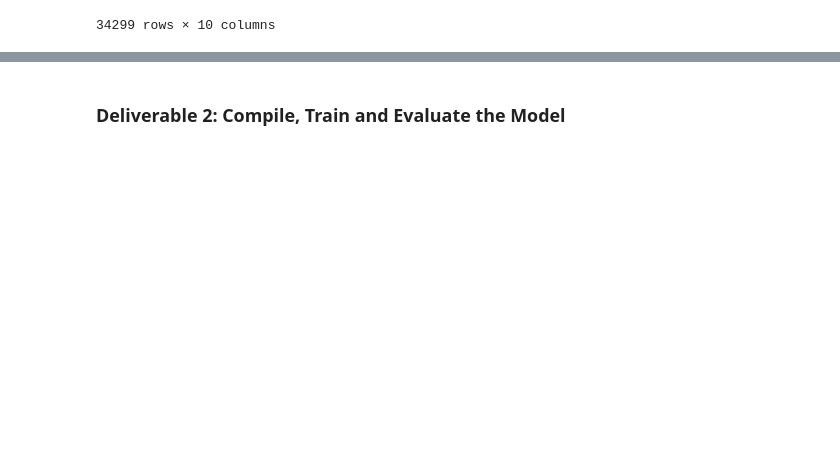
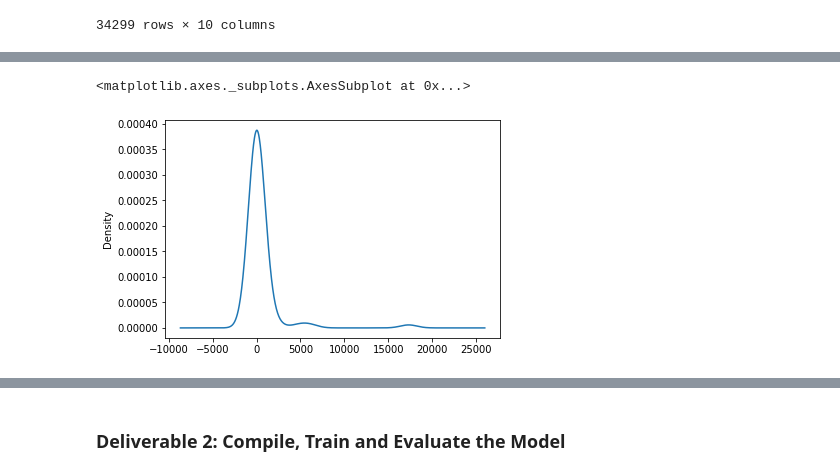
Before and after one commit to chensley0216/Neural_Network_Charity_Analysis, a Jupyter notebook: Challenge/AlphabetSoupCharity.ipynb, the cells around one changed output, grey strips where cells are left out. Drawn from its saved outputs; the diff is of its cells as text; code cells hidden in the pictures; blank space fills up the shorter version.

```diff
--- a/Challenge/AlphabetSoupCharity.ipynb
+++ b/Challenge/AlphabetSoupCharity.ipynb
@@ -114,10 +125,13 @@ TypeError: ignored
 # %%
 # Look at CLASSIFICATION value counts for binning
-class_counts_df = charity_df.CLASSIFICATION.value_counts
+class_counts_df = charity_df.CLASSIFICATION.value_counts()
 # %%
 # Visualize the value counts of CLASSIFICATION
 from matplotlib.pyplot import plot
-charity_df.plot.density()
+class_counts_df.plot.density()
+# %% [output]
+<matplotlib.axes._subplots.AxesSubplot at 0x...>
+[figure, added]
 # %%
 # Determine which values to replace if counts are less than ..?
 new_class_counts = list(class_counts_df[class_counts_df < 500].index)
```
Also changed, not shown: parts of 21 cells of this notebook, 3 other files.
